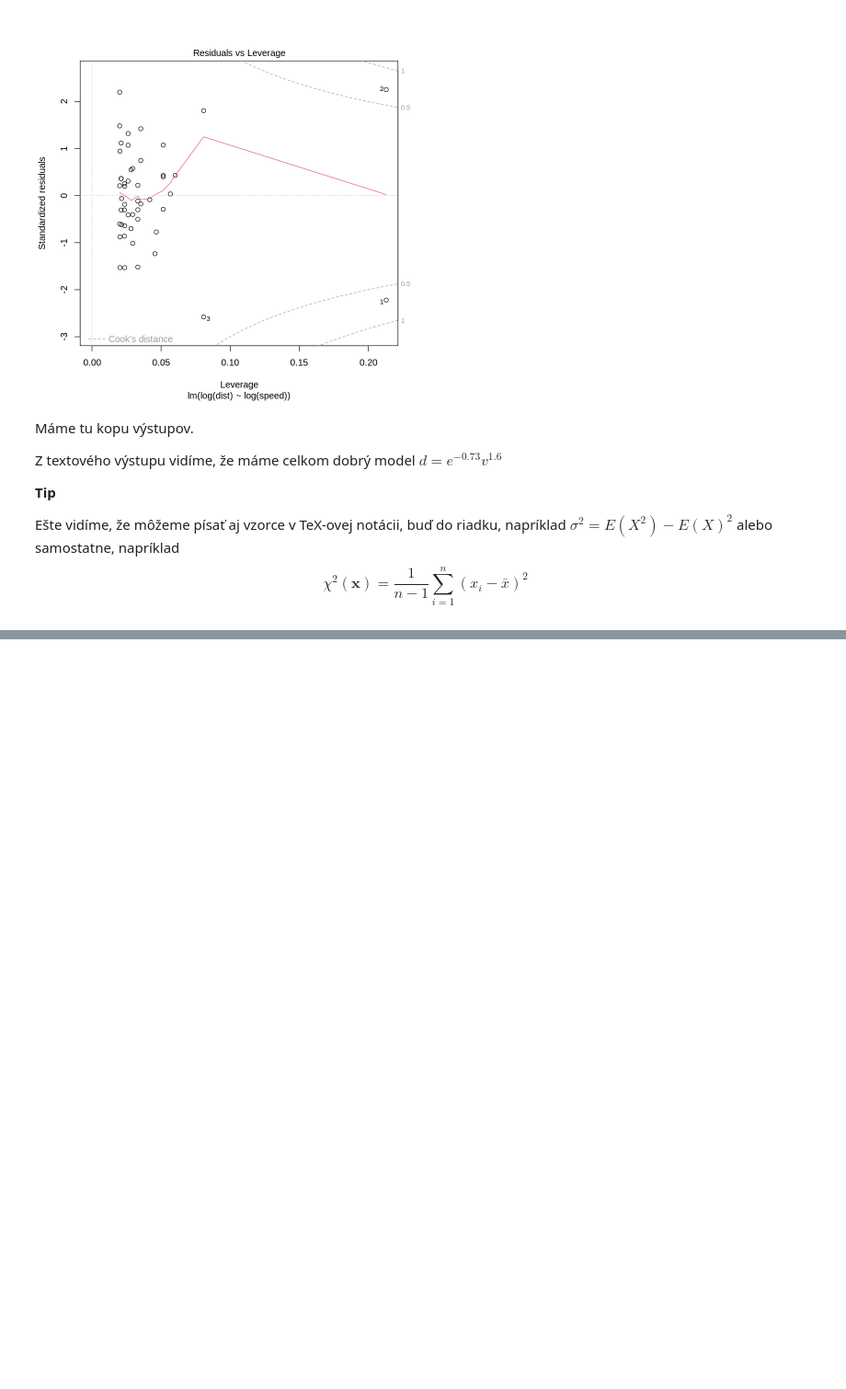
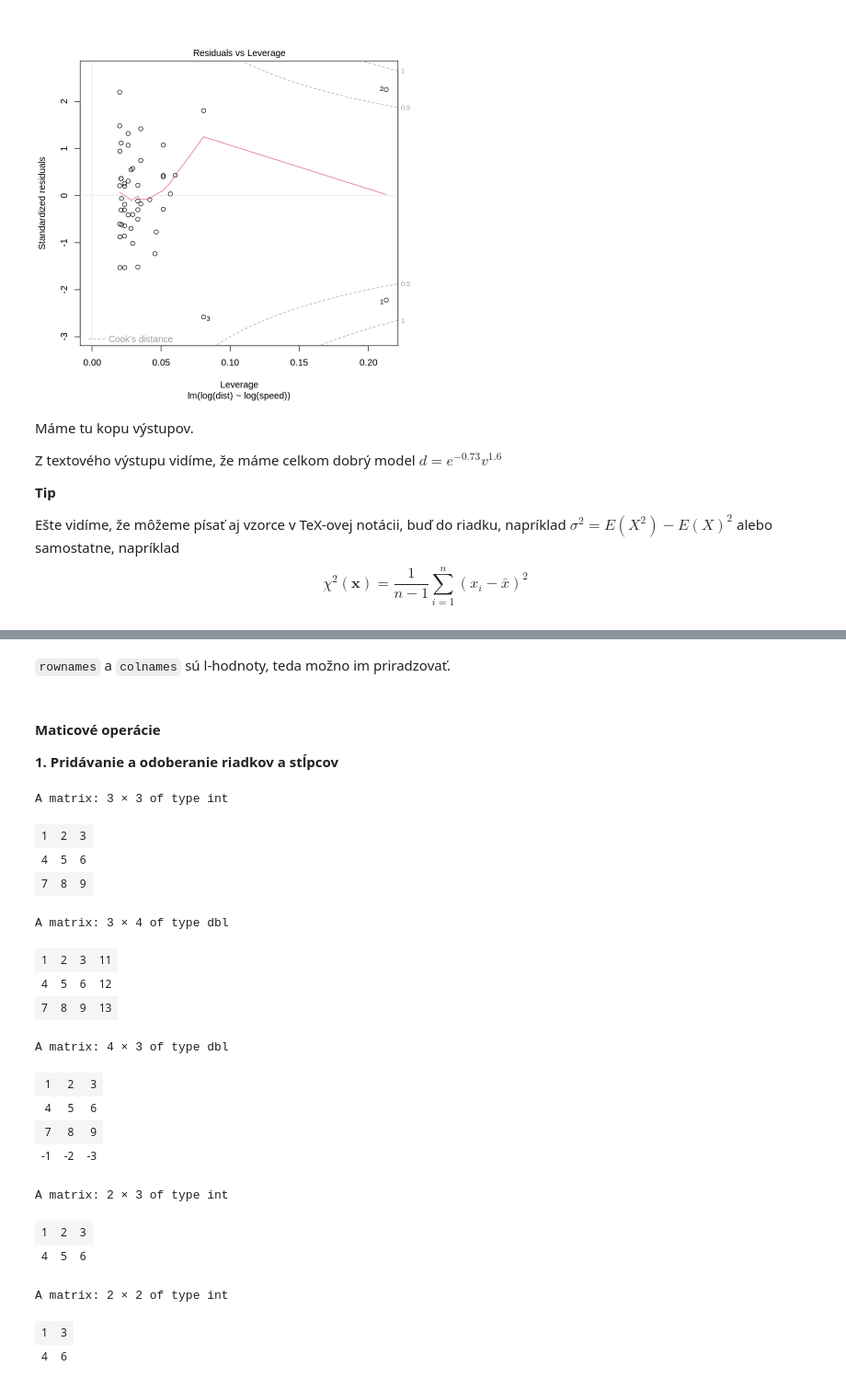
Before and after one commit to PKvasnick/AdamOnda, a Jupyter notebook: Adam_2023_07_03.ipynb, the cells around one changed output, grey strips where cells are left out. Shown at 92% size. Drawn from its saved outputs; the diff is of its cells as text; code cells hidden in the pictures; blank space fills up the shorter version.

```diff
--- a/Adam_2023_07_03.ipynb
+++ b/Adam_2023_07_03.ipynb
@@ -174,0 +443,35 @@ $$
+# %% [markdown]
+`rownames` a `colnames` sú l-hodnoty, teda možno im priradzovať.
+# %% [markdown]
+#### Maticové operácie
+
+**1. Pridávanie a odoberanie riadkov a stĺpcov**
+# %%
+m <- matrix(1:9, nrow = 3, byrow = TRUE)
+m
+cbind(m, c(11, 12, 13)) # pridanie stĺpca
+rbind(m, c(-1, -2, -3)) # pridanie riadku
+m <- m[c(1,2),]         # odstránenie riadku
+m
+m <- m[,c(1,3)]         # odstránenie stĺpca
+m
+# %% [output]
+A matrix: 3 × 3 of type int
+| 1 | 2 | 3 |
+| 4 | 5 | 6 |
+| 7 | 8 | 9 |
+A matrix: 3 × 4 of type dbl
+| 1 | 2 | 3 | 11 |
+| 4 | 5 | 6 | 12 |
+| 7 | 8 | 9 | 13 |
+A matrix: 4 × 3 of type dbl
+| 1 | 2 | 3 |
+| 4 | 5 | 6 |
+| 7 | 8 | 9 |
+| -1 | -2 | -3 |
+A matrix: 2 × 3 of type int
+| 1 | 2 | 3 |
+| 4 | 5 | 6 |
+A matrix: 2 × 2 of type int
+| 1 | 3 |
+| 4 | 6 |
```
Also changed, not shown: parts of 32 cells of this notebook.
